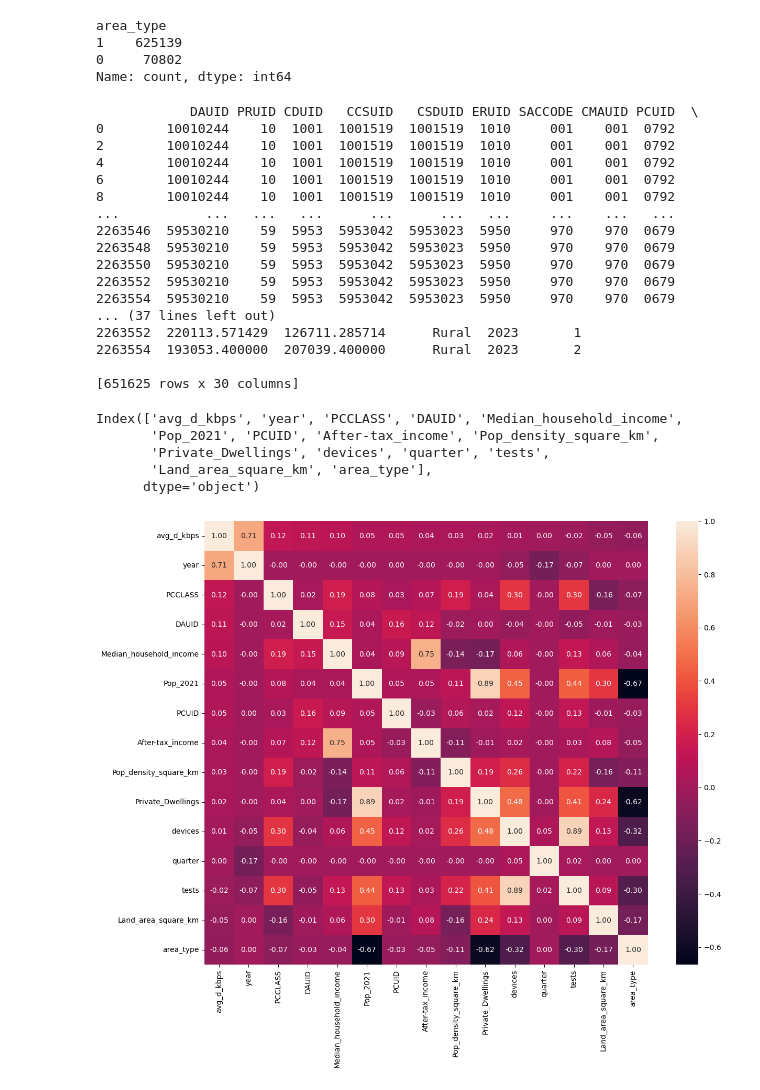
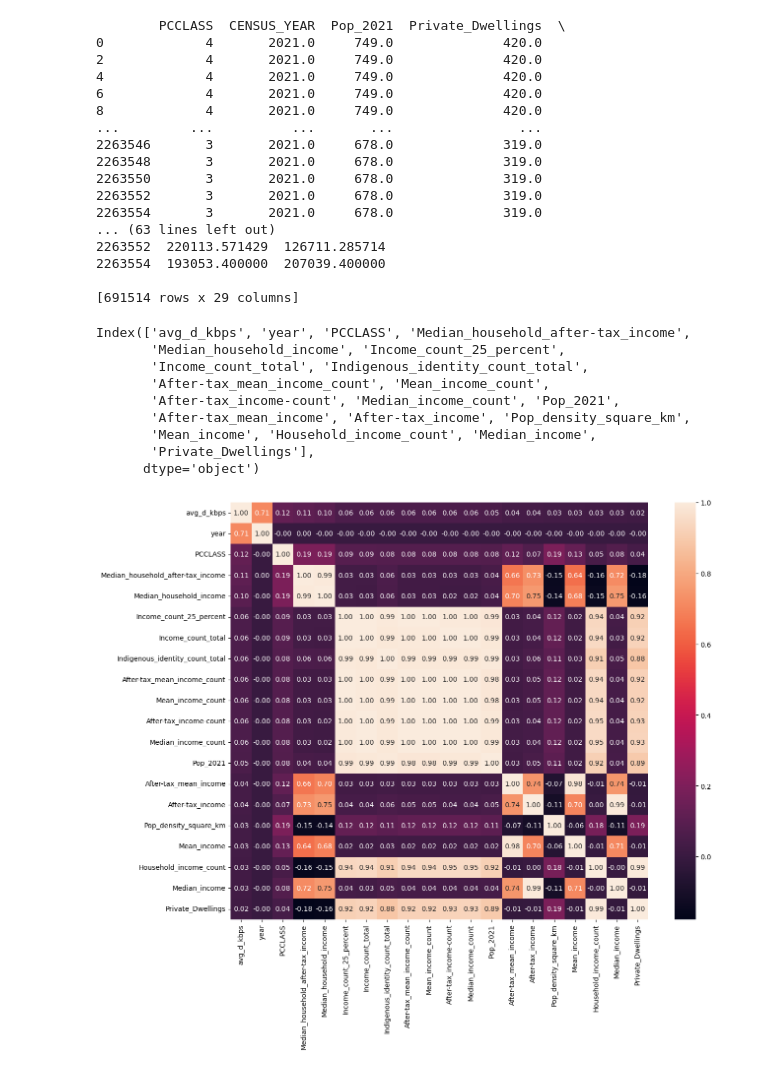
Before and after one commit to al-alamin/ookla-statcan-analysis, a Jupyter notebook: notebooks/hackathon/train.ipynb, the cells around one changed output. Saved outputs shown, nothing was run; the diff lists cells and outputs as text; code cells hidden in the pictures.

```diff
--- a/notebooks/hackathon/train.ipynb
+++ b/notebooks/hackathon/train.ipynb
@@ -36,7 +56,10 @@ full_data["date"] = pd.to_datetime(
 # %%
-selected_df = full_data[['DAUID','PCUID','PCCLASS','CENSUS_YEAR','Pop_2021','Private_Dwellings','Pop_density_square_km',
-                          'Land_area_square_km','After-tax_income','Median_household_income',
-                          'quarter', 'conn_type','tests','date', 'devices','avg_d_kbps','avg_u_kbps']]
+selected_df = full_data[['PCCLASS','CENSUS_YEAR','Pop_2021','Private_Dwellings','Pop_density_square_km',
+                          'Land_area_square_km','Income_count_total','Median_income_count','Median_income',
+                         'After-tax_income-count','After-tax_income','Income_count_25_percent','Mean_income_count','Mean_income',
+                         'After-tax_mean_income_count','After-tax_mean_income','Household_income_count','Median_household_income','Median_household_after-tax_income',
+                         'Indigenous_identity_count_total','Indigenous_identity_count','year',
+                          'quarter', 'conn_type','tests', 'devices','avg_d_kbps','avg_u_kbps']]
 # train_data = selected_data['2019-01-01':'2022-12-31']
 # test_data = selected_data['2023-01-01':]
 fixed_data = selected_df[selected_df['conn_type'] == 'fixed']
@@ -47,13 +70,8 @@ mobile_data.drop(columns=['conn_type'], inplace=True)
 # fixed_data.set_index('date', inplace=True)
 fixed_df = fixed_data.dropna(how='any')
 #1 for rural and 0 for urban
-fixed_df['area_type'] = fixed_df.apply(lambda row: 0 if row['Pop_density_square_km'] > 400 and row['Pop_2021'] >= 1000 else 1, axis=1)
-fixed_df['area_type'].value_counts()
+# fixed_df['area_type'] = fixed_df.apply(lambda row: 0 if row['Pop_density_square_km'] > 400 and row['Pop_2021'] >= 1000 else 1, axis=1)
+# fixed_df['area_type'].value_counts()
-# %% [output]
-area_type
-1    625139
-0     70802
-Name: count, dtype: int64
 # %%
 from datetime import datetime
 fixed_df['year'] = fixed_df['date'].dt.year
@@ -61,40 +79,44 @@ fixed_df.drop(columns=['date'], inplace=True)
 # %%
 print(fixed_df)
 # %% [output]
-            DAUID PRUID CDUID   CCSUID   CSDUID ERUID SACCODE CMAUID PCUID  \
-0        10010244    10  1001  1001519  1001519  1010     001    001  0792
-2        10010244    10  1001  1001519  1001519  1010     001    001  0792
-4        10010244    10  1001  1001519  1001519  1010     001    001  0792
-6        10010244    10  1001  1001519  1001519  1010     001    001  0792
-8        10010244    10  1001  1001519  1001519  1010     001    001  0792
-...           ...   ...   ...      ...      ...   ...     ...    ...   ...
-2263546  59530210    59  5953  5953042  5953023  5950     970    970  0679
-2263548  59530210    59  5953  5953042  5953023  5950     970    970  0679
-2263550  59530210    59  5953  5953042  5953023  5950     970    970  0679
-2263552  59530210    59  5953  5953042  5953023  5950     970    970  0679
-2263554  59530210    59  5953  5953042  5953023  5950     970    970  0679
-... (37 lines left out)
-2263552  220113.571429  126711.285714      Rural  2023       1
-2263554  193053.400000  207039.400000      Rural  2023       2
+        PCCLASS  CENSUS_YEAR  Pop_2021  Private_Dwellings  \
+0             4       2021.0     749.0              420.0
+2             4       2021.0     749.0              420.0
+4             4       2021.0     749.0              420.0
+6             4       2021.0     749.0              420.0
+8             4       2021.0     749.0              420.0
+...         ...          ...       ...                ...
+2263546       3       2021.0     678.0              319.0
+2263548       3       2021.0     678.0              319.0
+2263550       3       2021.0     678.0              319.0
+2263552       3       2021.0     678.0              319.0
+2263554       3       2021.0     678.0              319.0
+... (63 lines left out)
+2263552  220113.571429  126711.285714
+2263554  193053.400000  207039.400000
 
-[651625 rows x 30 columns]
+[691514 rows x 29 columns]
 # %%
 # correaltion analysis
 fixed_d = fixed_df.drop(columns=['avg_u_kbps'])
 corr_fix = fixed_d.corr()
-k = 15
+k = 20
 cols = corr_fix.nlargest(k, 'avg_d_kbps')['avg_d_kbps'].index
 print(cols)
 cm = fixed_d[cols].corr()
 f, ax = plt.subplots(figsize=(14, 11))
 hm = sns.heatmap(cm, cbar=True, annot=True, square=True,fmt='.2f')
 plt.savefig('heatmap.png')
 plt.show()
 # %% [output]
-Index(['avg_d_kbps', 'year', 'PCCLASS', 'DAUID', 'Median_household_income',
-       'Pop_2021', 'PCUID', 'After-tax_income', 'Pop_density_square_km',
-       'Private_Dwellings', 'devices', 'quarter', 'tests',
-       'Land_area_square_km', 'area_type'],
+Index(['avg_d_kbps', 'year', 'PCCLASS', 'Median_household_after-tax_income',
+       'Median_household_income', 'Income_count_25_percent',
+       'Income_count_total', 'Indigenous_identity_count_total',
+       'After-tax_mean_income_count', 'Mean_income_count',
+       'After-tax_income-count', 'Median_income_count', 'Pop_2021',
+       'After-tax_mean_income', 'After-tax_income', 'Pop_density_square_km',
+       'Mean_income', 'Household_income_count', 'Median_income',
+       'Private_Dwellings'],
       dtype='object')
-[figure, old version]
+[figure, new version]
 # %%
```
Also changed, not shown: parts of 3 cells of this notebook, 10 other files.
